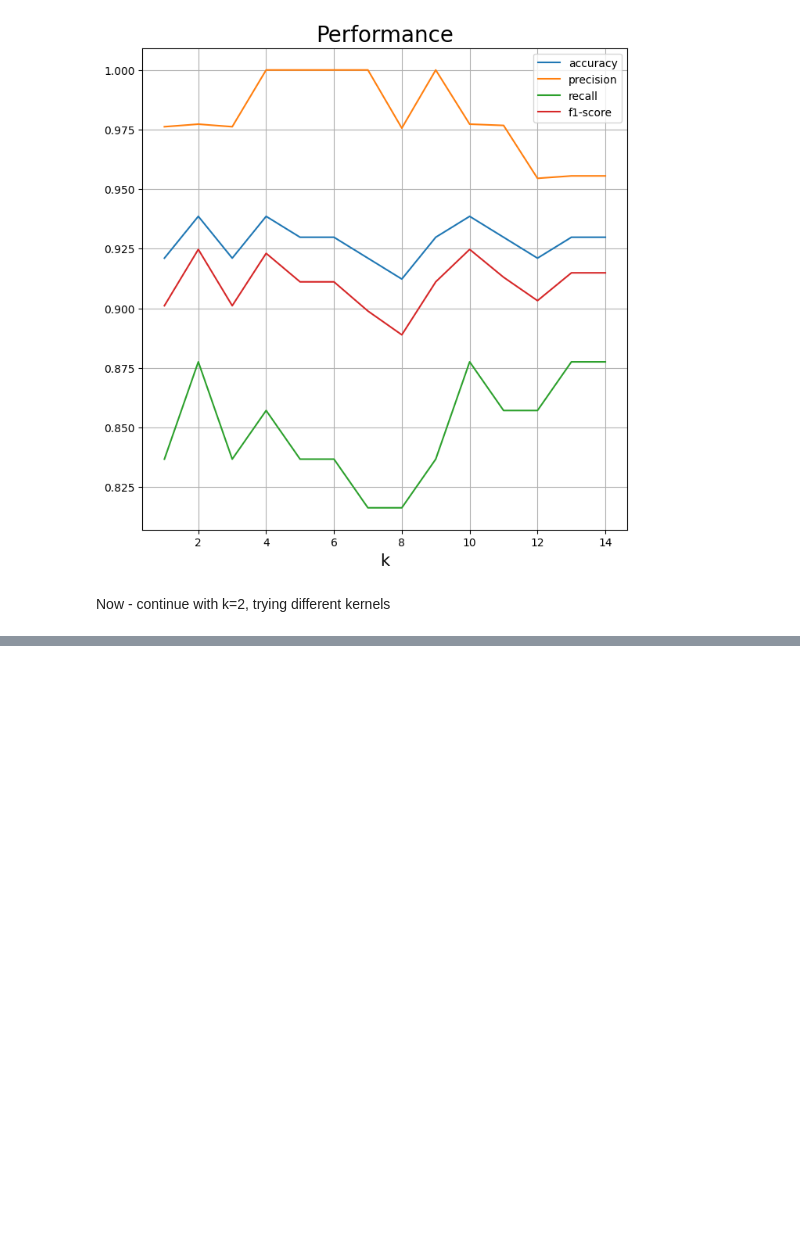
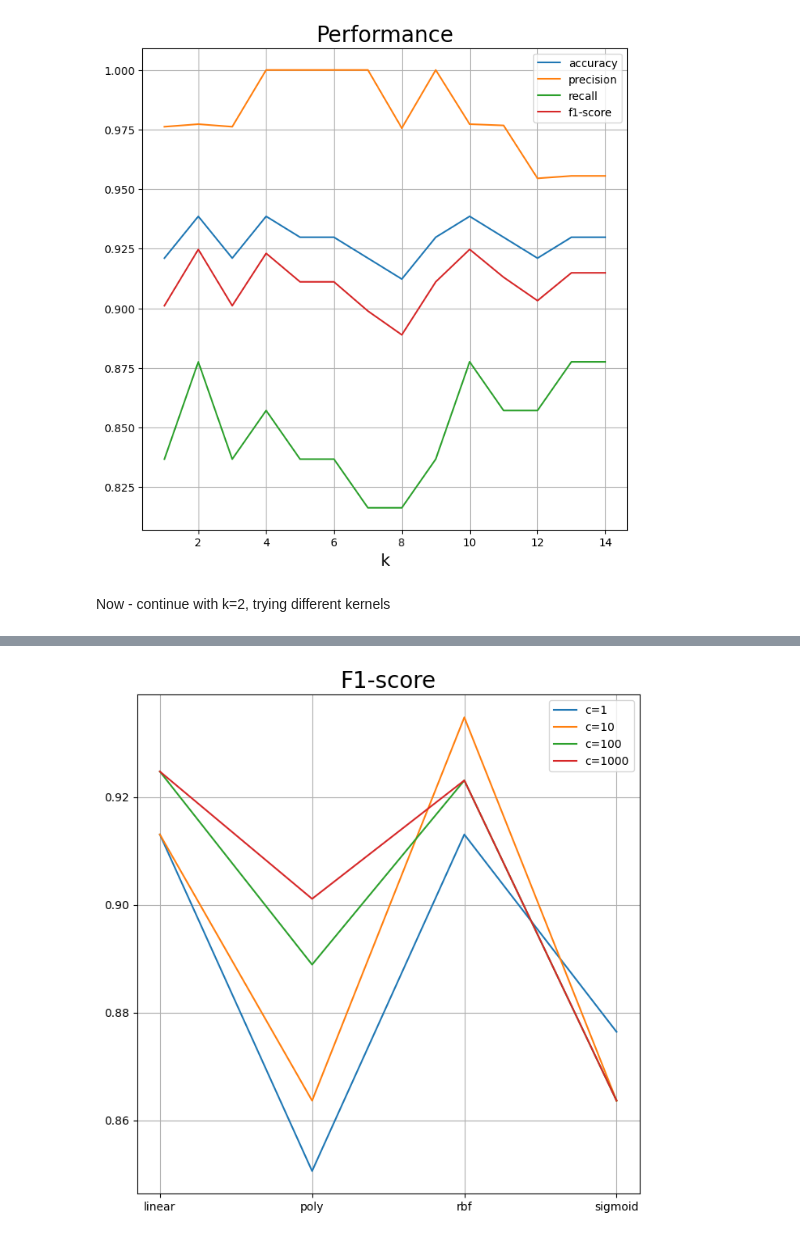
Before and after one commit to swetzel1/introduction_to_ml, a Jupyter notebook: hw4/hw4_p1.ipynb, the cells around one changed output, grey strips where cells are left out. Saved outputs shown, nothing was run; the diff lists cells and outputs as text; code cells hidden in the pictures; blank space fills up the shorter version.

```diff
--- a/hw4/hw4_p1.ipynb
+++ b/hw4/hw4_p1.ipynb
@@ -211,0 +237,12 @@ ax.grid()
+# %%
+fig = plt.figure(figsize = (8,8))
+ax = fig.add_subplot(1,1,1)
+#ax.set_xlabel('k', fontsize = 15)
+ax.set_title('F1-score', fontsize = 20)
+
+plt.plot(kernels,f1)
+ax.legend(['c=1', 'c=10', 'c=100', 'c=1000'])
+
+ax.grid()
+# %% [output]
+[figure, added]
```
Also changed, not shown: parts of 4 cells of this notebook.
